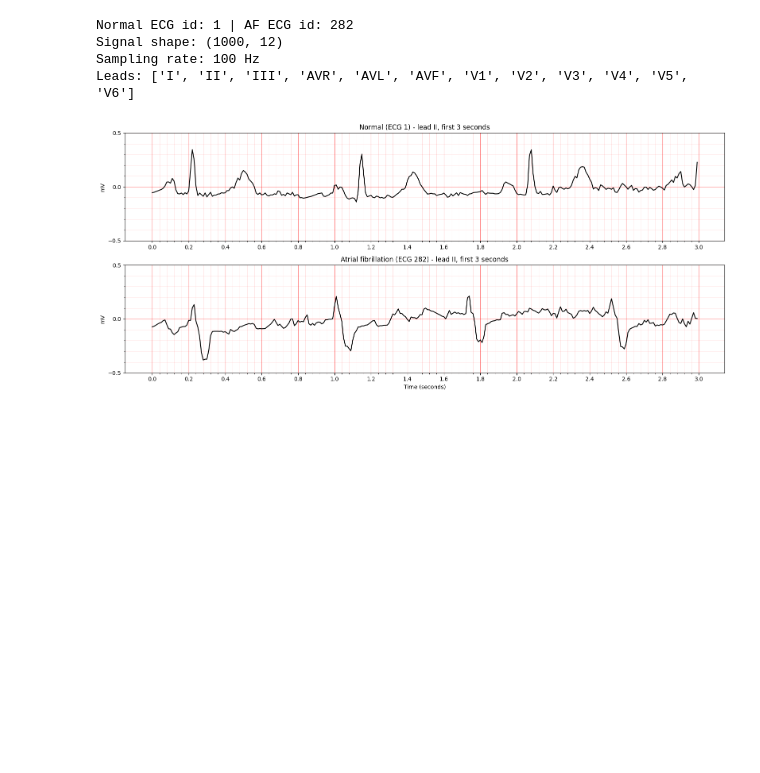
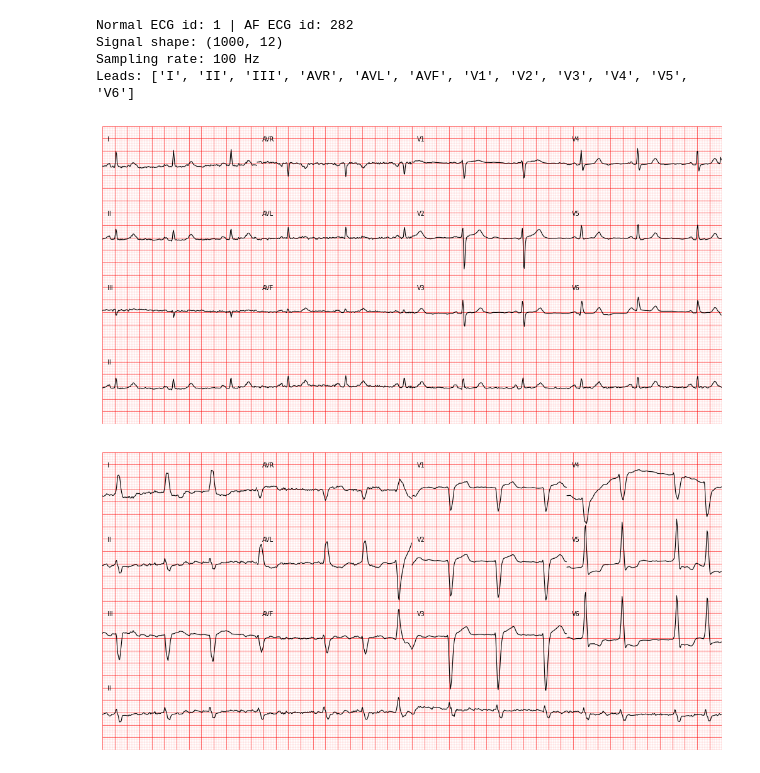
Before and after one commit to henryhkb/ecg-vision-app, a Jupyter notebook: ECG_Vision_01_Explore_PTBXL.ipynb, the cells around one changed output. Cells and saved outputs as stored; diff of their text form; code cells hidden in the pictures; blank space fills up the shorter version.

Commit message:
Add ECG image rendering to notebook and update README
Render all 9,718 normal/AF ECGs as 12-lead printout images with a
memory-safe loop, and document the image format and progress.

```diff
--- a/ECG_Vision_01_Explore_PTBXL.ipynb
+++ b/ECG_Vision_01_Explore_PTBXL.ipynb
@@ -183,31 +199,51 @@ Normal ECG id: 1 | AF ECG id: 282
 Signal shape: (1000, 12)
 Sampling rate: 100 Hz
 Leads: ['I', 'II', 'III', 'AVR', 'AVL', 'AVF', 'V1', 'V2', 'V3', 'V4', 'V5', 'V6']
-# %%
-import numpy as np
-import matplotlib.pyplot as plt
-
-t = np.arange(sig_normal.shape[0]) / meta['fs']
-
-fig, axes = plt.subplots(2, 1, figsize=(16, 7))
-
-for ax, sig, title in zip(axes, [sig_normal, sig_af],
-                          [f'Normal (ECG {normal_id})', f'Atrial fibrillation (ECG {af_id})']):
-    lead_ii = sig[:300, 1]
-    ax.plot(t[:300], lead_ii, color='black', linewidth=1.5)
-    ax.set_title(title + ' - lead II, first 3 seconds')
-    ax.set_ylabel('mV')
-    ax.set_xticks(np.arange(0, 3.01, 0.2))
-    ax.set_xticks(np.arange(0, 3.01, 0.04), minor=True)
-    ax.set_yticks(np.arange(-0.5, 0.51, 0.5))
-    ax.set_yticks(np.arange(-0.5, 0.51, 0.1), minor=True)
-    ax.set_ylim(-0.5, 0.5)
-    ax.grid(which='major', color='red', alpha=0.5, linewidth=0.8)
-    ax.grid(which='minor', color='red', alpha=0.2, linewidth=0.4)
-
-axes[1].set_xlabel('Time (seconds)')
-plt.tight_layout()
-plt.savefig(os.path.join(PROJECT_DIR, 'normal_vs_af_lead2.png'), dpi=150)
-plt.show()
-# %% [output]
-[figure, removed]
+# %%
+LAYOUT = [['I', 'AVR', 'V1', 'V4'],
+          ['II', 'AVL', 'V2', 'V5'],
+          ['III', 'AVF', 'V3', 'V6']]
+
+def render_ecg(signal, lead_names, fs=100, save_path=None):
+    idx = {name: i for i, name in enumerate(lead_names)}
+    seg = int(2.5 * fs)            # samples in 2.5 seconds
+    row_h = 30                     # height of each row in mm
+    W, H = 250, 4 * row_h          # 10 s x 25 mm/s = 250 mm wide
+
+    fig = plt.figure(figsize=(W / 25.4, H / 25.4), dpi=100)
+    ax = fig.add_axes([0, 0, 1, 1])
+    ax.set_xlim(0, W); ax.set_ylim(0, H); ax.axis('off')
+
+    # ECG paper: small boxes every 1 mm, big boxes every 5 mm
+    ax.vlines(np.arange(0, W + 1, 1), 0, H, color='red', lw=0.3, alpha=0.25)
+    ax.hlines(np.arange(0, H + 1, 1), 0, W, color='red', lw=0.3, alpha=0.25)
+    ax.vlines(np.arange(0, W + 1, 5), 0, H, color='red', lw=0.8, alpha=0.5)
+    ax.hlines(np.arange(0, H + 1, 5), 0, W, color='red', lw=0.8, alpha=0.5)
+
+    # Rows 1-3: 12 leads, 2.5 s each
+    for r, row in enumerate(LAYOUT):
+        baseline = H - (r + 0.5) * row_h
+        for c, name in enumerate(row):
+            s = signal[c * seg:(c + 1) * seg, idx[name]]
+            x = c * 62.5 + np.arange(len(s)) / fs * 25
+            ax.plot(x, baseline + s * 10, color='black', lw=0.8)
+            ax.text(c * 62.5 + 2, baseline + 9, name, fontsize=7)
+
+    # Row 4: lead II rhythm strip, full 10 s
+    baseline = 0.5 * row_h
+    s = signal[:, idx['II']]
+    ax.plot(np.arange(len(s)) / fs * 25, baseline + s * 10, color='black', lw=0.8)
+    ax.text(2, baseline + 9, 'II', fontsize=7)
+
+    if save_path:
+        fig.savefig(save_path, dpi=100)
+        plt.close(fig)
+    return fig
+# %%
+for ecg_id in [1, 282]:
+    sig, meta = load_ecg(ecg_id)
+    render_ecg(sig, meta['sig_name'])
+    plt.show()
+# %% [output]
+[figure, added]
+[figure, added]
```
Also changed, not shown: parts of 6 cells of this notebook, 1 other file.
